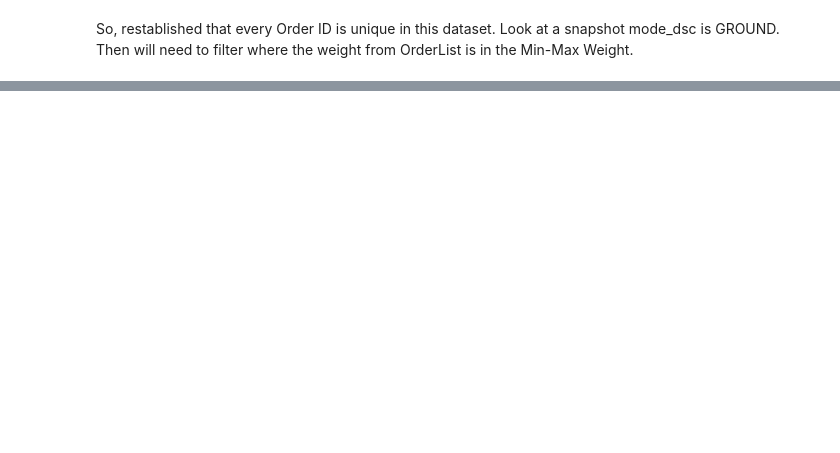
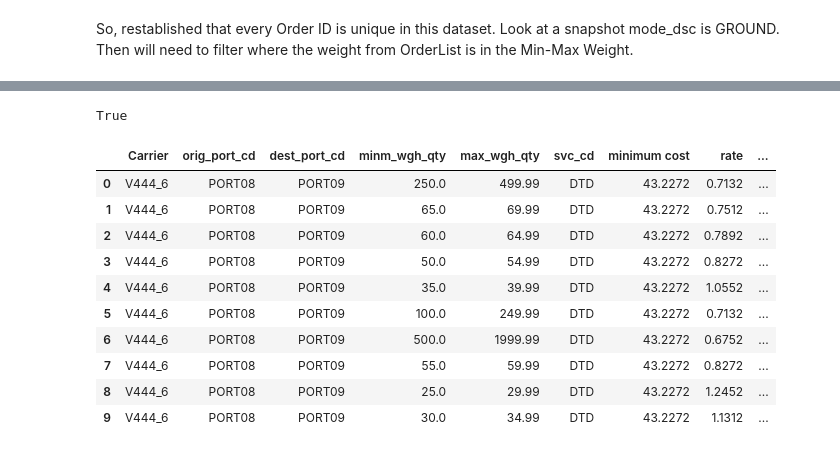
Before and after one commit to bravo-joe/supply-chain-optimization, a Jupyter notebook: notebooks/prototype_notebook.ipynb, the cells around one changed output, grey strips where cells are left out. Saved outputs shown, nothing was run; the diff lists cells and outputs as text; code cells hidden in the pictures; blank space fills up the shorter version.

```diff
--- a/notebooks/prototype_notebook.ipynb
+++ b/notebooks/prototype_notebook.ipynb
@@ -776,0 +922,19 @@ So, restablished that every Order ID is unique in this dataset. Look at a snapsh
+# %%
+# Sanity check
+len(raw_data_2) == len(df3)
+# %% [output]
+True
+# %%
+freight_rates.head(10)
+# %% [output]
+|  | Carrier | orig_port_cd | dest_port_cd | minm_wgh_qty | max_wgh_qty | svc_cd | minimum cost | rate | ... |
+| 0 | V444_6 | PORT08 | PORT09 | 250.0 | 499.99 | DTD | 43.2272 | 0.7132 | ... |
+| 1 | V444_6 | PORT08 | PORT09 | 65.0 | 69.99 | DTD | 43.2272 | 0.7512 | ... |
+| 2 | V444_6 | PORT08 | PORT09 | 60.0 | 64.99 | DTD | 43.2272 | 0.7892 | ... |
+| 3 | V444_6 | PORT08 | PORT09 | 50.0 | 54.99 | DTD | 43.2272 | 0.8272 | ... |
+| 4 | V444_6 | PORT08 | PORT09 | 35.0 | 39.99 | DTD | 43.2272 | 1.0552 | ... |
+| 5 | V444_6 | PORT08 | PORT09 | 100.0 | 249.99 | DTD | 43.2272 | 0.7132 | ... |
+| 6 | V444_6 | PORT08 | PORT09 | 500.0 | 1999.99 | DTD | 43.2272 | 0.6752 | ... |
+| 7 | V444_6 | PORT08 | PORT09 | 55.0 | 59.99 | DTD | 43.2272 | 0.8272 | ... |
+| 8 | V444_6 | PORT08 | PORT09 | 25.0 | 29.99 | DTD | 43.2272 | 1.2452 | ... |
+| 9 | V444_6 | PORT08 | PORT09 | 30.0 | 34.99 | DTD | 43.2272 | 1.1312 | ... |
```
Also changed, not shown: parts of 122 cells of this notebook.
